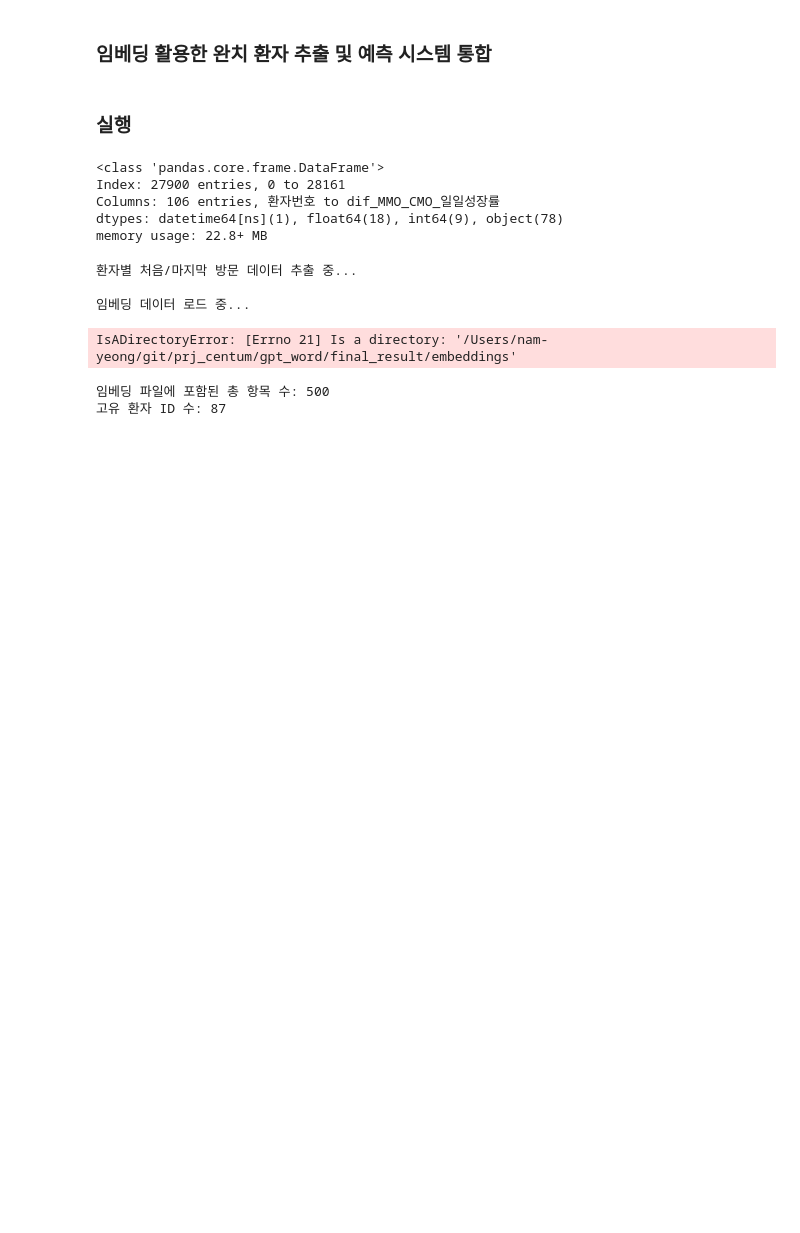
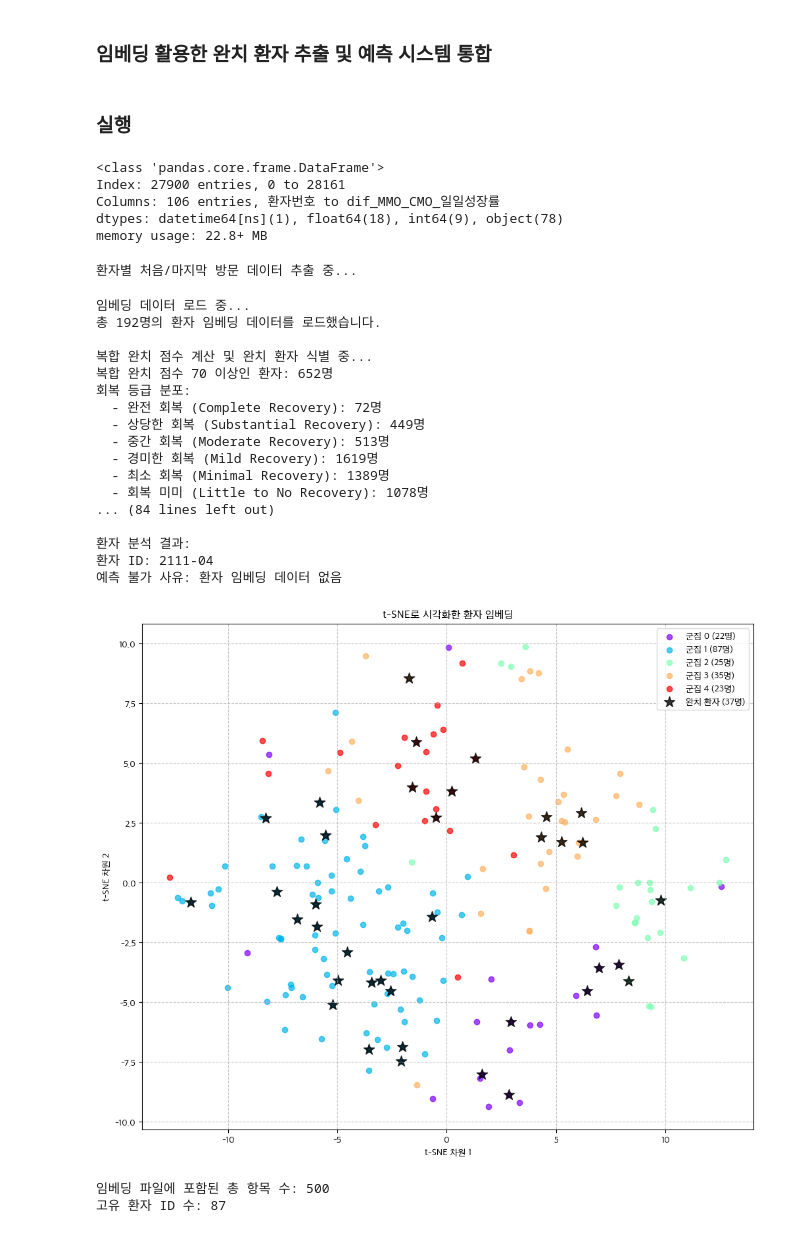
Before and after one commit to skadudd/prj_centum, a Jupyter notebook: gpt_classifier/classifier.ipynb, the cells around one changed output. Drawn from its saved outputs; the diff is of its cells as text; code cells hidden in the pictures; blank space fills up the shorter version.

```diff
--- a/gpt_classifier/classifier.ipynb
+++ b/gpt_classifier/classifier.ipynb
@@ -2168,42 +2170,60 @@ dtypes: datetime64[ns](1), float64(18), int64(9), object(78)
 memory usage: 22.8+ MB
 # %%
 # 시스템 초기화
-# embedding_files = '/Users/nam-yeong/git/prj_centum/gpt_word/final_result/patient_embeddings.json'
-embedding_files = '/Users/nam-yeong/git/prj_centum/gpt_word/final_result/embeddings'
+embedding_dir = '/Users/nam-yeong/git/prj_centum/gpt_word/final_result/embeddings'
+# 디렉토리 내의 모든 JSON 파일 경로 수집
+embedding_files = [os.path.join(embedding_dir, f) for f in os.listdir(embedding_dir)
+                  if f.endswith('.json')]
+
 prediction_system = integrated_recovery_prediction_system(
     df,
-    embedding_files=[embedding_files],
+    embedding_files=embedding_files,
     recovery_threshold=70,
     n_clusters=5
 )
 
 # 특정 환자의 완치 예측 수행
 sample_patient = df[df['환자번호'] == '2111-04'].iloc[0]
 prediction_result = prediction_system['predict_recovery'](sample_patient)
 
 print("\n환자 분석 결과:")
 print(f"환자 ID: {prediction_result.get('patient_id', '정보 없음')}")
 
 # 예측 가능 여부 확인
 if not prediction_result.get('prediction_possible', True):
     print(f"예측 불가 사유: {prediction_result.get('reason', '알 수 없음')}")
 else:
     # 안전하게 값 출력 (키가 없을 경우 기본값 사용)
     print(f"완치 환자와의 유사도: {prediction_result.get('similarity_to_recovery_prototype', 0.0):.2f}")
     print(f"예상 회복 궤적: {prediction_result.get('predicted_trajectory', '예측 불가')}")
     print(f"예상 회복 소요 일수: {prediction_result.get('estimated_days_to_recovery', 0)} 일")
     print(f"예상 완치 점수: {prediction_result.get('predicted_composite_score', 0.0):.1f}")
     print(f"예상 완치 등급: {prediction_result.get('predicted_recovery_grade', '예측 불가')}")
     print(f"예측 신뢰도: {prediction_result.get('confidence_score', 0.0):.1f}%")
 
     # 이미 회복된 상태인 경우
     if prediction_result.get('already_recovered', False):
         print("참고: 이 환자는 이미 회복 상태에 도달했습니다.")
 # %% [output]
 환자별 처음/마지막 방문 데이터 추출 중...
-
-임베딩 데이터 로드 중...
-IsADirectoryError: [Errno 21] Is a directory: '/Users/nam-yeong/git/prj_centum/gpt_word/final_result/embeddings'
+임베딩 데이터 로드 중...
+총 192명의 환자 임베딩 데이터를 로드했습니다.
+
+복합 완치 점수 계산 및 완치 환자 식별 중...
+복합 완치 점수 70 이상인 환자: 652명
+회복 등급 분포:
+  - 완전 회복 (Complete Recovery): 72명
+  - 상당한 회복 (Substantial Recovery): 449명
+  - 중간 회복 (Moderate Recovery): 513명
+  - 경미한 회복 (Mild Recovery): 1619명
+  - 최소 회복 (Minimal Recovery): 1389명
+  - 회복 미미 (Little to No Recovery): 1078명
+... (84 lines left out)
+
+환자 분석 결과:
+환자 ID: 2111-04
+예측 불가 사유: 환자 임베딩 데이터 없음
+[figure, added]
 # %%
 import json
 with open('/Users/nam-yeong/git/prj_centum/gpt_word/final_result/patient_embeddings.json', 'r') as f:
```
Also changed, not shown: parts of 1 cell of this notebook.
